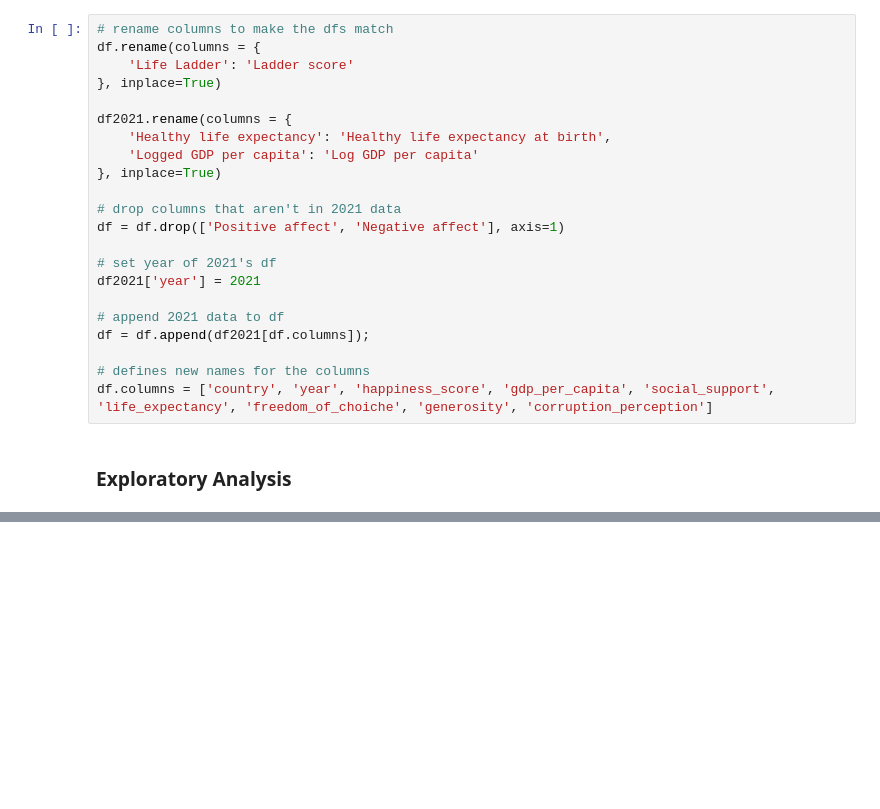
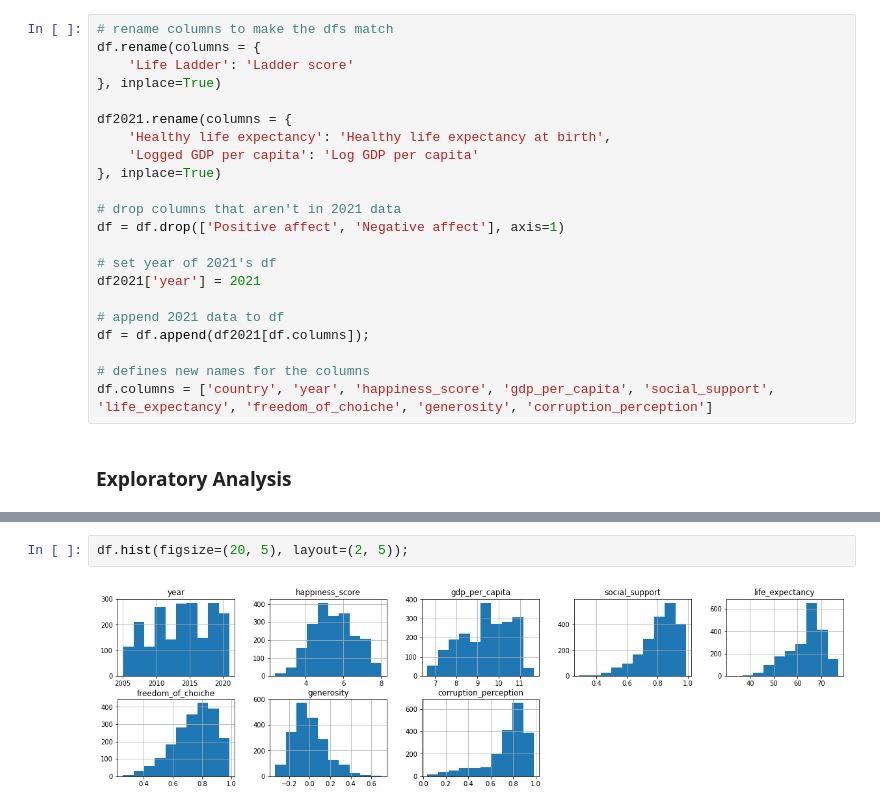
Before and after one commit to GDevigili/happiness_data_vis, a Jupyter notebook: main.ipynb, the cells around one changed output, grey strips where cells are left out. Cells and saved outputs as stored; diff of their text form; blank space fills up the shorter version.

```diff
--- a/main.ipynb
+++ b/main.ipynb
@@ -41,0 +51,4 @@ df.columns = ['country', 'year', 'happiness_score', 'gdp_per_capita', 'social_su
+# %%
+df.hist(figsize=(20, 5), layout=(2, 5));
+# %% [output]
+[figure, added]
```
Also changed, not shown: parts of 3 cells of this notebook.
